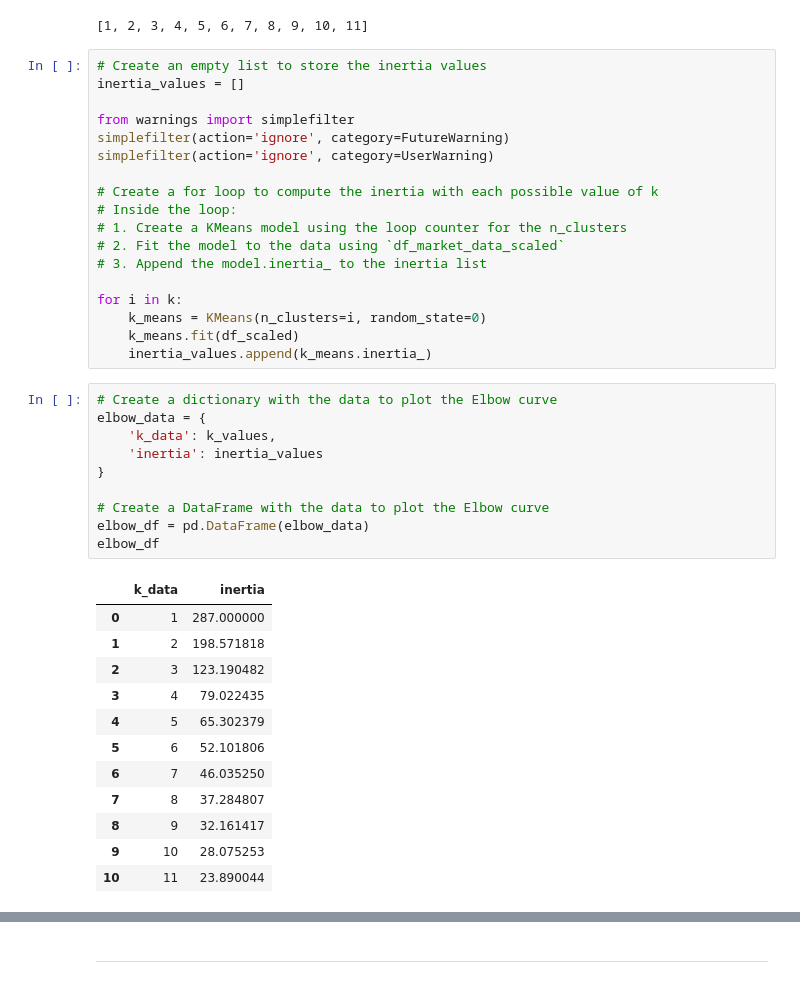
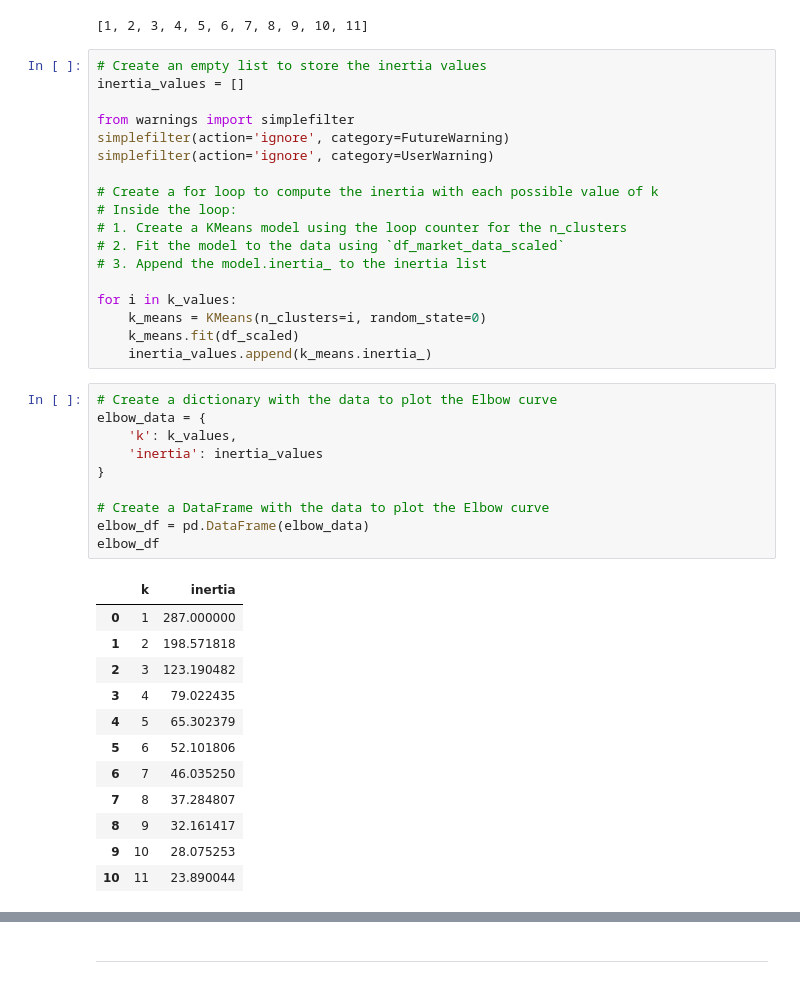
Before and after one commit to brianquintero1/CryptoClustering, a Jupyter notebook: Crypto_Clustering.ipynb, the cells around one changed output, grey strips where cells are left out. Saved outputs shown, nothing was run; the diff lists cells and outputs as text.

```diff
--- a/Crypto_Clustering.ipynb
+++ b/Crypto_Clustering.ipynb
@@ -122,22 +122,22 @@ simplefilter(action='ignore', category=UserWarning)
 # 2. Fit the model to the data using `df_market_data_scaled`
 # 3. Append the model.inertia_ to the inertia list
 
-for i in k:
+for i in k_values:
     k_means = KMeans(n_clusters=i, random_state=0)
     k_means.fit(df_scaled)
     inertia_values.append(k_means.inertia_)
 # %%
 # Create a dictionary with the data to plot the Elbow curve
 elbow_data = {
-    'k_data': k_values,
+    'k': k_values,
     'inertia': inertia_values
 }
 
 # Create a DataFrame with the data to plot the Elbow curve
 elbow_df = pd.DataFrame(elbow_data)
 elbow_df
 # %% [output]
-|  | k_data | inertia |
+|  | k | inertia |
 | 0 | 1 | 287.000000 |
 | 1 | 2 | 198.571818 |
 | 2 | 3 | 123.190482 |
```
Also changed, not shown: parts of 23 cells of this notebook.
